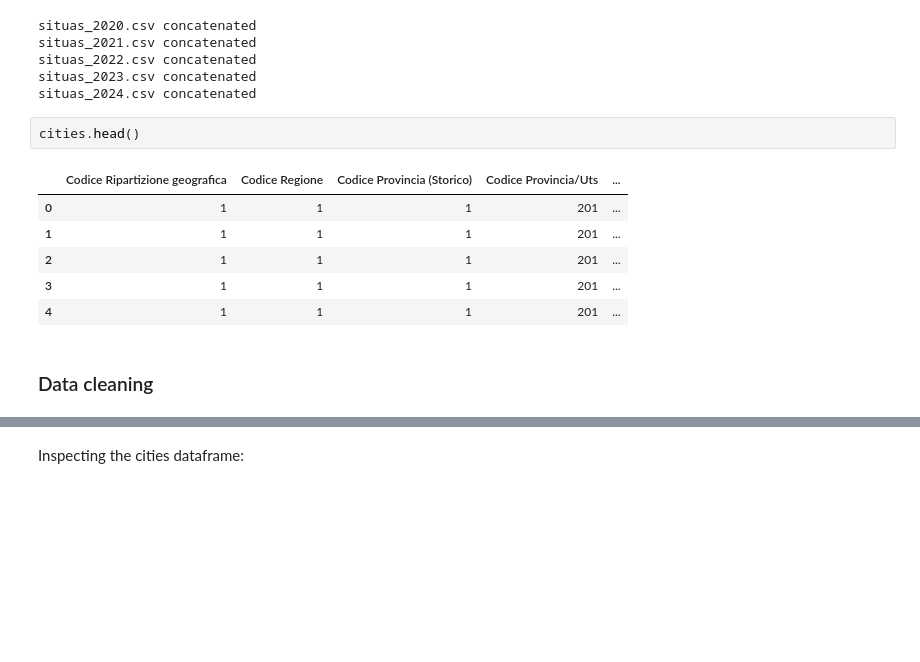
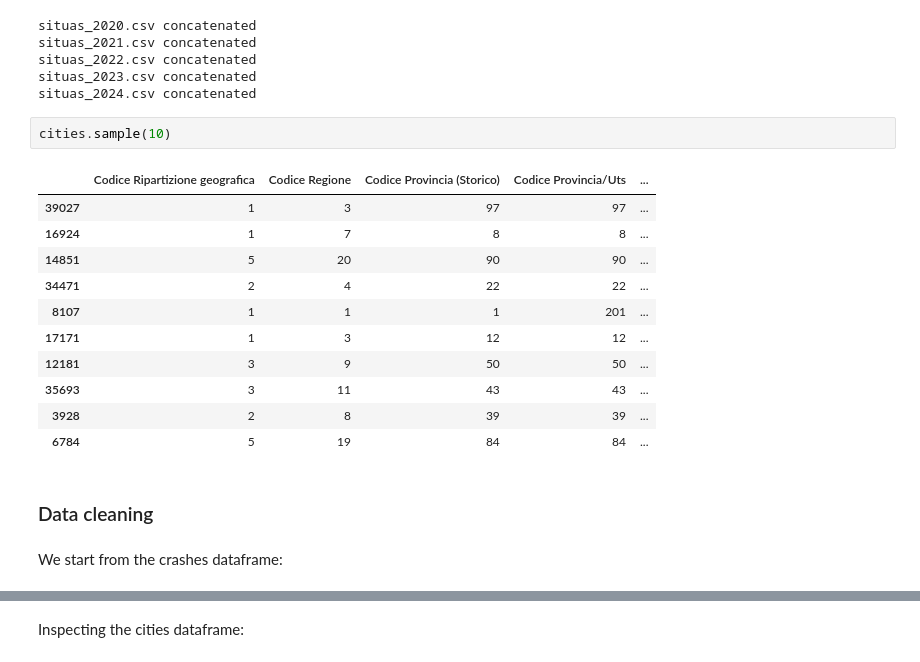
Before and after one commit to MarcoTosoni/boolean_project, a Jupyter notebook: data_analysis.ipynb, the cells around one changed output, grey strips where cells are left out. Saved outputs shown, nothing was run; the diff lists cells and outputs as text; blank space fills up the shorter version.

```diff
--- a/data_analysis.ipynb
+++ b/data_analysis.ipynb
@@ -28,13 +45,20 @@ situas_2022.csv concatenated
 situas_2023.csv concatenated
 situas_2024.csv concatenated
 # %%
-cities.head()
+cities.sample(10)
 # %% [output]
 |  | Codice Ripartizione geografica | Codice Regione | Codice Provincia (Storico) | Codice Provincia/Uts | ... |
-| 0 | 1 | 1 | 1 | 201 | ... |
-| 1 | 1 | 1 | 1 | 201 | ... |
-| 2 | 1 | 1 | 1 | 201 | ... |
-| 3 | 1 | 1 | 1 | 201 | ... |
-| 4 | 1 | 1 | 1 | 201 | ... |
+| 39027 | 1 | 3 | 97 | 97 | ... |
+| 16924 | 1 | 7 | 8 | 8 | ... |
+| 14851 | 5 | 20 | 90 | 90 | ... |
+| 34471 | 2 | 4 | 22 | 22 | ... |
+| 8107 | 1 | 1 | 1 | 201 | ... |
+| 17171 | 1 | 3 | 12 | 12 | ... |
+| 12181 | 3 | 9 | 50 | 50 | ... |
+| 35693 | 3 | 11 | 43 | 43 | ... |
+| 3928 | 2 | 8 | 39 | 39 | ... |
+| 6784 | 5 | 19 | 84 | 84 | ... |
 # %% [markdown]
 ### Data cleaning
+# %% [markdown]
+We start from the crashes dataframe:
```
Also changed, not shown: parts of 14 cells of this notebook.
